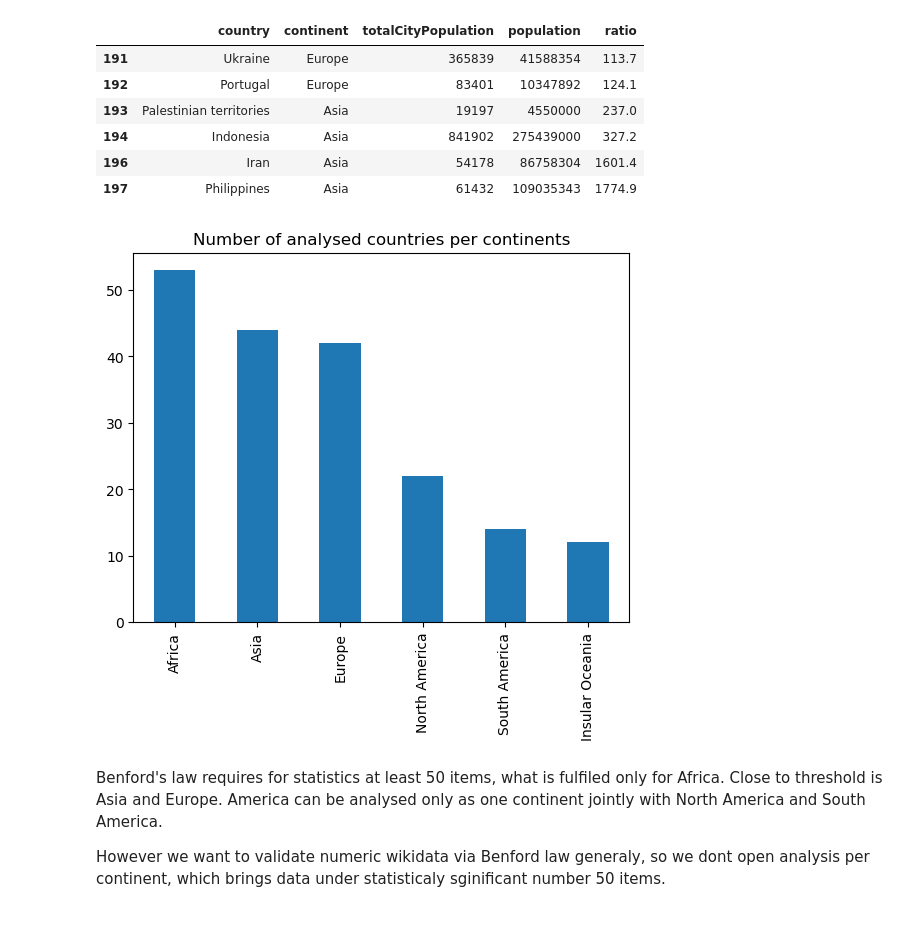
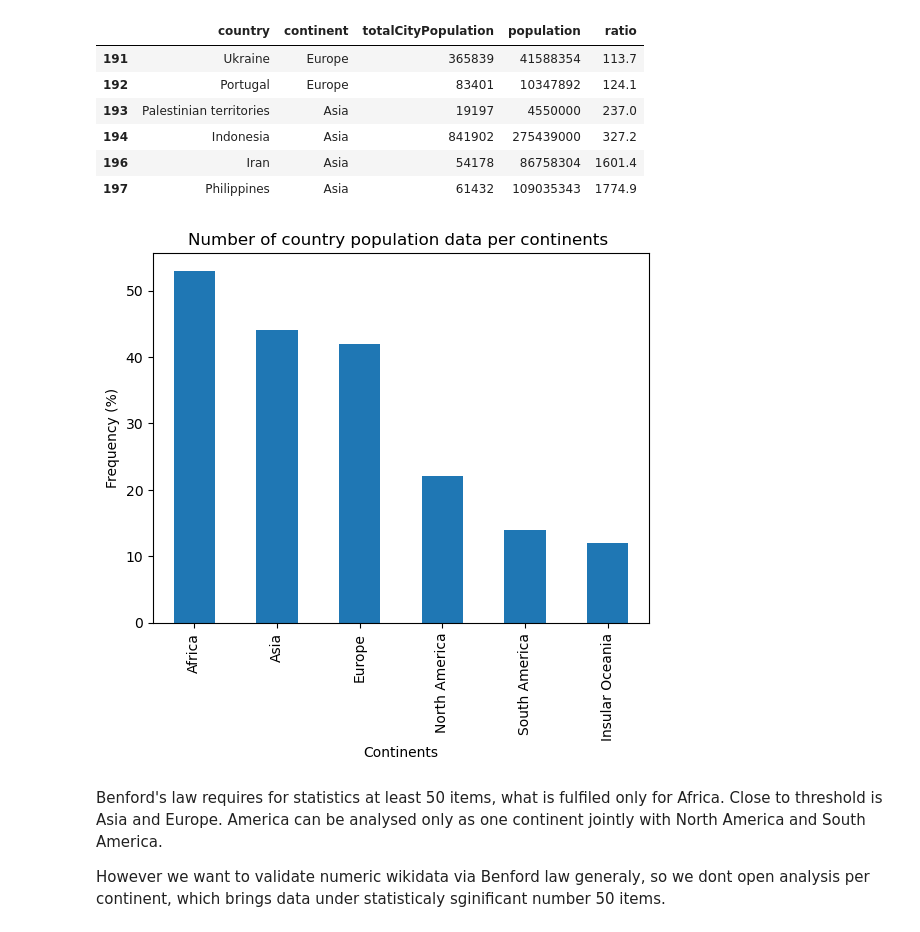
Before and after one commit to zdenekq/BlogPostProjectBenfordLaw, a Jupyter notebook: Population.ipynb, the cells around one changed output. Drawn from its saved outputs; the diff is of its cells as text; code cells hidden in the pictures.

```diff
--- a/Population.ipynb
+++ b/Population.ipynb
@@ -271,14 +295,18 @@ maindataunique[maindataunique["ratio"]>100]
 # %%
 continent_values =maindataunique.continent.value_counts()
 #Provide a pandas series of the counts for each continent
 
 # The below should be a bar chart
 
 
-(continent_values/1).plot(kind="bar");
-plt.title("Number of analysed countries per continents");
+(continent_values/1).plot(kind="bar")
+plt.title("Number of analysed countries per continents")
+plt.xlabel("Continents")
+plt.ylabel("Frequency (%)")
+plt.title("Number of country population data per continents ")
+plt.show()
 # %% [output]
-[figure, old version]
+[figure, new version]
 # %% [markdown]
 Benford's law requires for statistics at least 50 items, what is fulfiled only for Africa. Close to threshold is Asia and Europe. America can be analysed only as one continent jointly with North America and South America.
 
```
Also changed, not shown: parts of 13 cells of this notebook, 2 other files.
